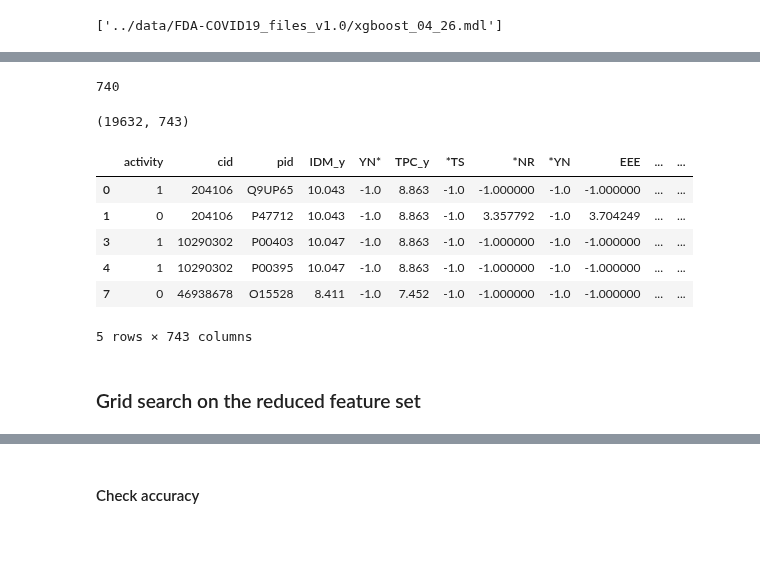
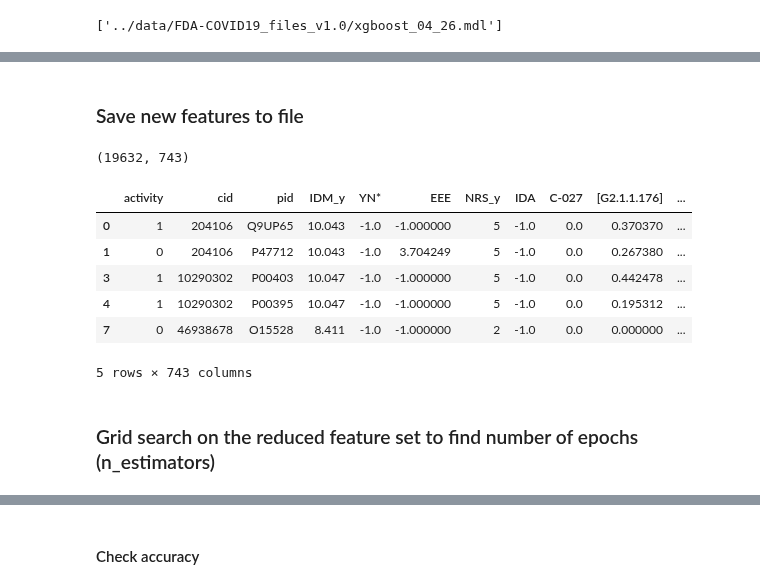
Before and after one commit to BrianDavisMath/FDA-COVID19, a Jupyter notebook: notebooks/greg-dimension-reduction-xgboost.ipynb, the cells around one changed output, grey strips where cells are left out. Cells and saved outputs as stored; diff of their text form; code cells hidden in the pictures; blank space fills up the shorter version.

```diff
--- a/notebooks/greg-dimension-reduction-xgboost.ipynb
+++ b/notebooks/greg-dimension-reduction-xgboost.ipynb
@@ -156,0 +159,3 @@ Accuracy: 81.48%
+# %%
+xgb = train()
+xgb2 = train(random_state=7)
@@ -156,0 +175,11 @@ Accuracy: 81.48%
+# %%
+# Get importance as information gain (the improvement in accuracy brought by a feature).
+def get_features(model):
+    gain_importance = model.get_booster().get_score(importance_type="gain")
+    return [int(key) for key in gain_importance.keys()]
+# %%
+xgb_features = get_features(xgb)
+print('number of most important features: {:,}'.format(len(xgb_features)))
+
+xgb2_features = get_features(xgb2)
+print('number of most important features: {:,}'.format(len(xgb2_features)))
@@ -176,28 +203,20 @@ number of non-zero importance values for features is 740
-# %%
-# Get importance as information gain (the improvement in accuracy brought by a feature).
-gain_importance = xgb.get_booster().get_score(importance_type="gain")
-
-l = list(gain_importance.items())
-l.sort(reverse=True, key=lambda x: x[1])
-top_features = [x[0] for x in l][:1000]
-len(top_features)
-# %% [output]
-740
+# %% [markdown]
+### Save new features to file
 # %%
-top_feature_cols = df_features.drop(['activity', 'cid', 'pid'], axis=1).columns.values[[int(x) for x in top_features]]
+top_feature_cols = df_features.drop(['activity', 'cid', 'pid'], axis=1).columns.values[xgb_features]
 
 features = ['activity', 'cid', 'pid'] + list(top_feature_cols)
 df_to_save = df_features[features]
 print(df_to_save.shape)
 df_to_save.head()
 # %% [output]
 (19632, 743)
-|  | activity | cid | pid | IDM_y | YN* | TPC_y | *TS | *NR | *YN | EEE | ... | ... |
-| 0 | 1 | 204106 | Q9UP65 | 10.043 | -1.0 | 8.863 | -1.0 | -1.000000 | -1.0 | -1.000000 | ... | ... |
-| 1 | 0 | 204106 | P47712 | 10.043 | -1.0 | 8.863 | -1.0 | 3.357792 | -1.0 | 3.704249 | ... | ... |
-| 3 | 1 | 10290302 | P00403 | 10.047 | -1.0 | 8.863 | -1.0 | -1.000000 | -1.0 | -1.000000 | ... | ... |
-| 4 | 1 | 10290302 | P00395 | 10.047 | -1.0 | 8.863 | -1.0 | -1.000000 | -1.0 | -1.000000 | ... | ... |
-| 7 | 0 | 46938678 | O15528 | 8.411 | -1.0 | 7.452 | -1.0 | -1.000000 | -1.0 | -1.000000 | ... | ... |
+|  | activity | cid | pid | IDM_y | YN* | EEE | NRS_y | IDA | C-027 | [G2.1.1.176] | ... |
+| 0 | 1 | 204106 | Q9UP65 | 10.043 | -1.0 | -1.000000 | 5 | -1.0 | 0.0 | 0.370370 | ... |
+| 1 | 0 | 204106 | P47712 | 10.043 | -1.0 | 3.704249 | 5 | -1.0 | 0.0 | 0.267380 | ... |
+| 3 | 1 | 10290302 | P00403 | 10.047 | -1.0 | -1.000000 | 5 | -1.0 | 0.0 | 0.442478 | ... |
+| 4 | 1 | 10290302 | P00395 | 10.047 | -1.0 | -1.000000 | 5 | -1.0 | 0.0 | 0.195312 | ... |
+| 7 | 0 | 46938678 | O15528 | 8.411 | -1.0 | -1.000000 | 2 | -1.0 | 0.0 | 0.000000 | ... |
 5 rows × 743 columns
 # %%
 # save to a new file
@@ -205,4 +224,4 @@ store = pd.HDFStore(data_loc + 'xgboost_features_data.h5')
 store['df'] = df_to_save
 store.close()
 # %% [markdown]
-### Grid search on the reduced feature set
+### Grid search on the reduced feature set to find number of epochs (n_estimators)
```
Also changed, not shown: parts of 47 cells of this notebook, 1 other file.
